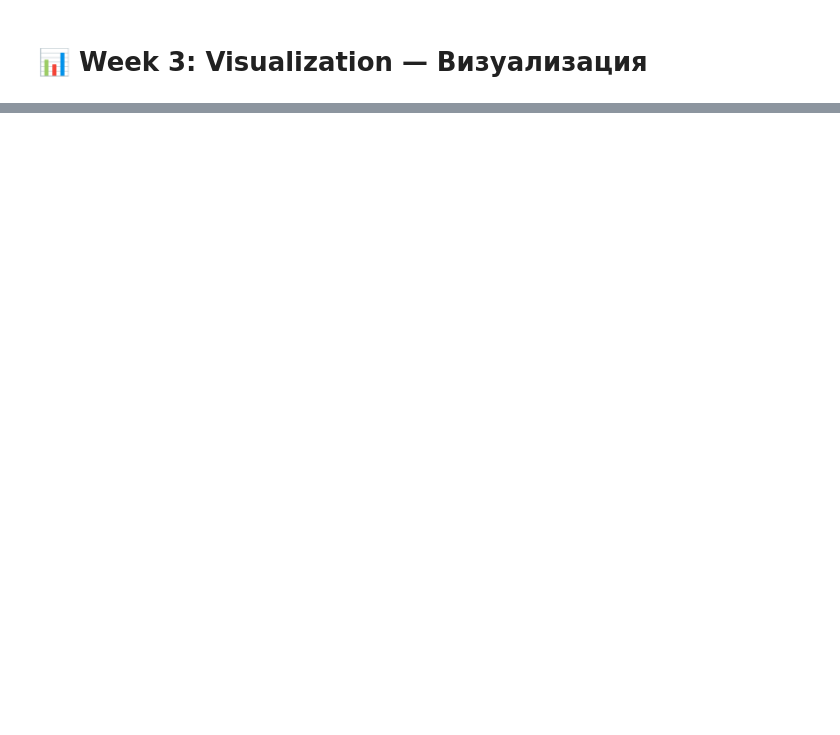
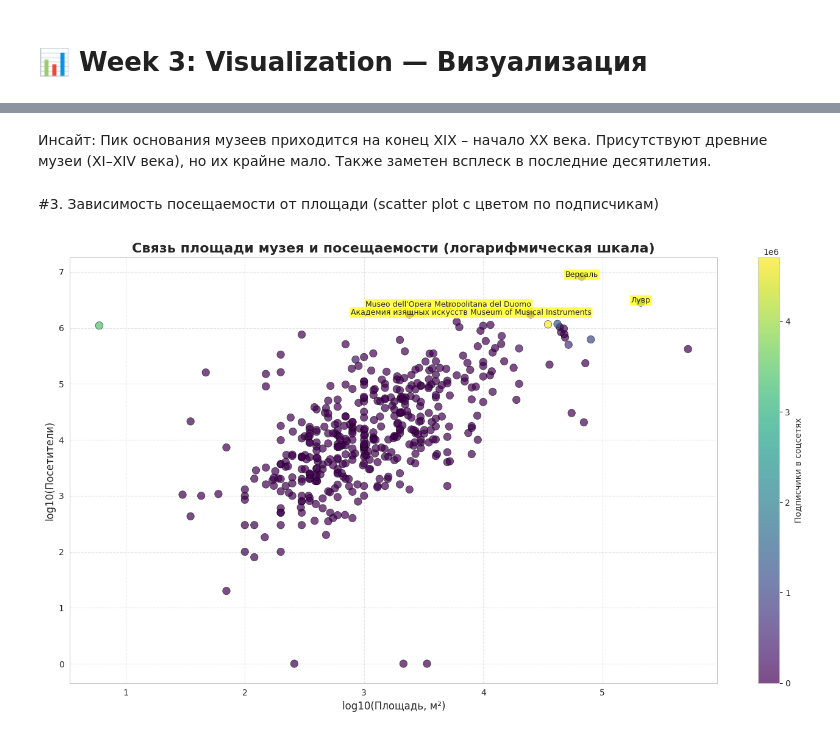
Before and after one commit to yana-moshnikova/python-ai-moshnikova-yana, a Jupyter notebook: notebooks/week3_visualization.ipynb, the cells around one changed output, grey strips where cells are left out. Saved outputs shown, nothing was run; the diff lists cells and outputs as text; code cells hidden in the pictures; blank space fills up the shorter version.

```diff
--- a/notebooks/week3_visualization.ipynb
+++ b/notebooks/week3_visualization.ipynb
@@ -2421,0 +138,29 @@ print("\n" + "="*70)
+# %% [markdown]
+Инсайт: Пик основания музеев приходится на конец XIX – начало XX века. Присутствуют древние музеи (XI–XIV века), но их крайне мало. Также заметен всплеск в последние десятилетия.
+# %% [markdown]
+#3. Зависимость посещаемости от площади (scatter plot с цветом по подписчикам)
+# %%
+# Для наглядности добавим логарифмические шкалы и отфильтруем нули
+df_plot = df_museum[(df_museum['visitors'] > 0) & (df_museum['area'] > 0)].copy()
+df_plot['log_visitors'] = np.log10(df_plot['visitors'])
+df_plot['log_area'] = np.log10(df_plot['area'])
+
+plt.figure(figsize=(14, 8))
+sc = plt.scatter(df_plot['log_area'], df_plot['log_visitors'],
+                 c=df_plot['socialFollowers'], cmap='viridis',
+                 s=80, alpha=0.7, edgecolor='black', linewidth=0.5)
+plt.colorbar(sc, label='Подписчики в соцсетях')
+plt.title('Связь площади музея и посещаемости (логарифмическая шкала)', fontsize=16, fontweight='bold')
+plt.xlabel('log10(Площадь, м²)', fontsize=12)
+plt.ylabel('log10(Посетители)', fontsize=12)
+plt.grid(True, linestyle='--', alpha=0.5)
+
+# Добавим подписи для нескольких самых крупных музеев
+top_museums = df_plot.nlargest(5, 'visitors')[['museum', 'log_area', 'log_visitors']]
+for _, row in top_museums.iterrows():
+    plt.annotate(row['museum'], (row['log_area'], row['log_visitors']),
+                 fontsize=9, ha='center', bbox=dict(boxstyle='round,pad=0.2', fc='yellow', alpha=0.7))
+plt.tight_layout()
+plt.show()
+# %% [output]
+[figure, added]
```
Also changed, not shown: parts of 183 cells of this notebook.
